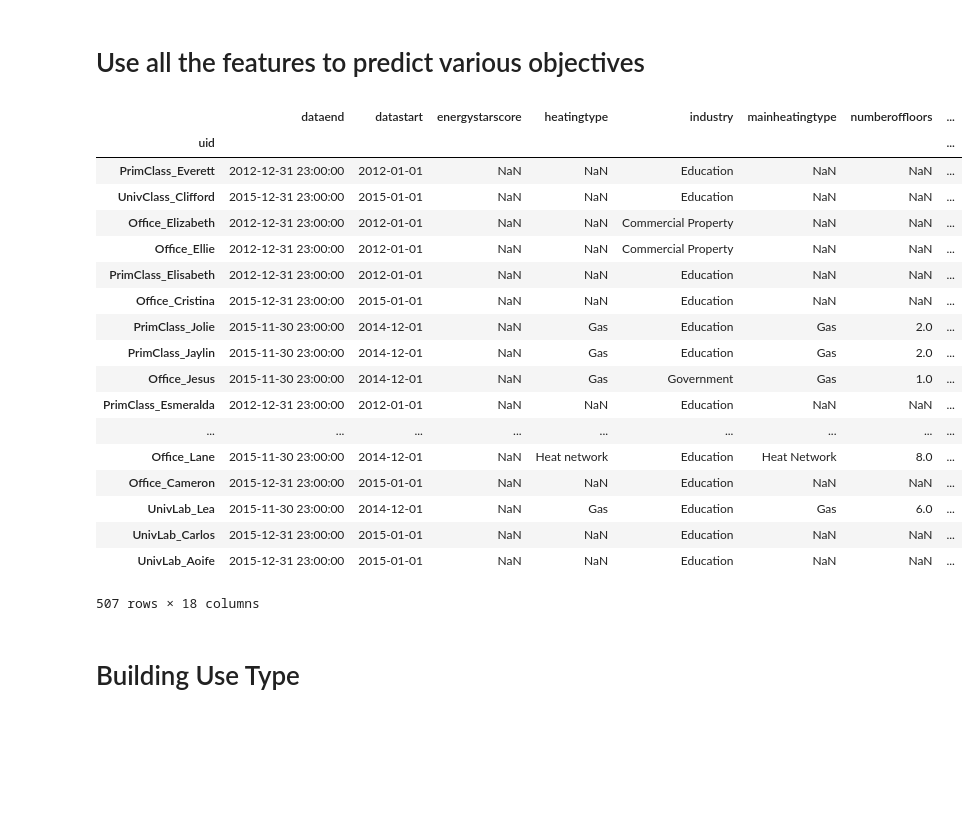
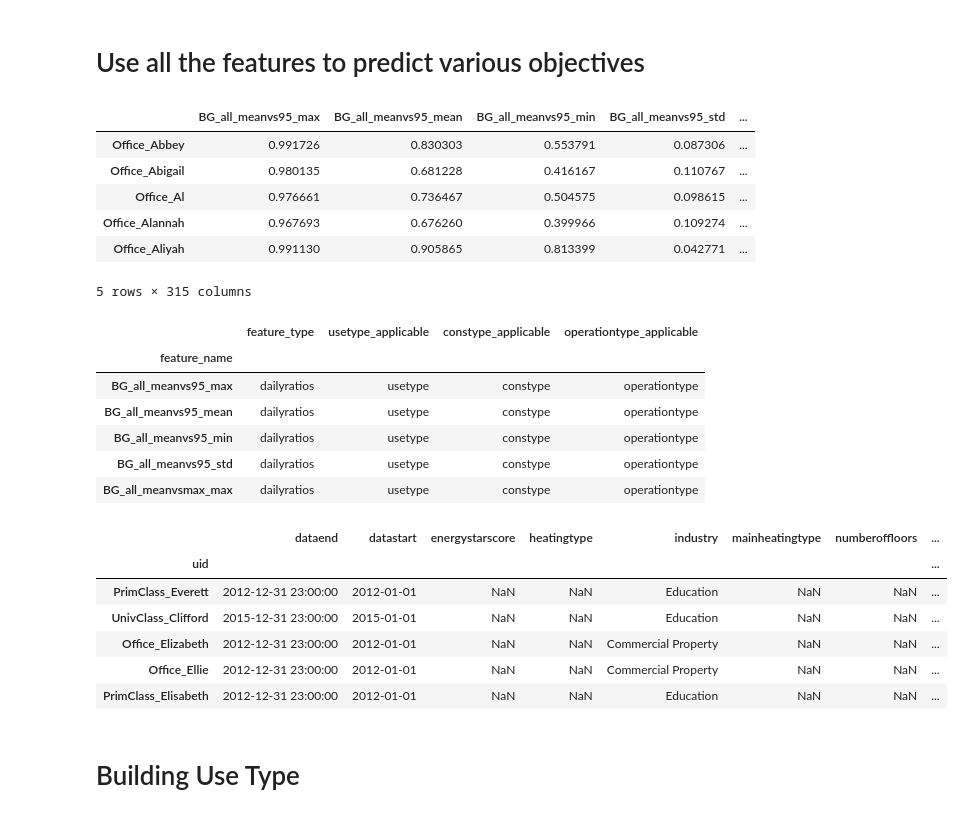
Before and after one commit to buds-lab/the-building-data-genome-project, a Jupyter notebook: notebooks/50_RandomForrestModels.ipynb, the cells around one changed output. Saved outputs shown, nothing was run; the diff lists cells and outputs as text; code cells hidden in the pictures; blank space fills up the shorter version.

```diff
--- a/notebooks/50_RandomForrestModels.ipynb
+++ b/notebooks/50_RandomForrestModels.ipynb
@@ -59,5 +61,25 @@ temp = pd.read_csv((os.path.join(repos_path,"data/interim/temp_open_utc_complete
 # %%
 features = pd.read_csv((os.path.join(repos_path, "data/processed/ALLFEATURES.CSV")), index_col='Unnamed: 0')
+# %%
+features.head()
+# %% [output]
+|  | BG_all_meanvs95_max | BG_all_meanvs95_mean | BG_all_meanvs95_min | BG_all_meanvs95_std | ... |
+| Office_Abbey | 0.991726 | 0.830303 | 0.553791 | 0.087306 | ... |
+| Office_Abigail | 0.980135 | 0.681228 | 0.416167 | 0.110767 | ... |
+| Office_Al | 0.976661 | 0.736467 | 0.504575 | 0.098615 | ... |
+| Office_Alannah | 0.967693 | 0.676260 | 0.399966 | 0.109274 | ... |
+| Office_Aliyah | 0.991130 | 0.905865 | 0.813399 | 0.042771 | ... |
+5 rows × 315 columns
+# %%
+feature_names.head()
+# %% [output]
+|  | feature_type | usetype_applicable | constype_applicable | operationtype_applicable |
+| feature_name |  |  |  |  |
+| BG_all_meanvs95_max | dailyratios | usetype | constype | operationtype |
+| BG_all_meanvs95_mean | dailyratios | usetype | constype | operationtype |
+| BG_all_meanvs95_min | dailyratios | usetype | constype | operationtype |
+| BG_all_meanvs95_std | dailyratios | usetype | constype | operationtype |
+| BG_all_meanvsmax_max | dailyratios | usetype | constype | operationtype |
 # %%
 def plot_confusion_matrix(cm, categories, title='Confusion matrix', cmap=plt.cm.Reds):
     plt.imshow(cm, interpolation='nearest', cmap=cmap)
@@ -71,27 +93,15 @@ def plot_confusion_matrix(cm, categories, title='Confusion matrix', cmap=plt.cm.
     plt.xlabel('Predicted label')
     plt.tight_layout()
 # %%
-meta
+meta.head()
 # %% [output]
 |  | dataend | datastart | energystarscore | heatingtype | industry | mainheatingtype | numberoffloors | ... |
 | uid |  |  |  |  |  |  |  | ... |
 | PrimClass_Everett | 2012-12-31 23:00:00 | 2012-01-01 | NaN | NaN | Education | NaN | NaN | ... |
 | UnivClass_Clifford | 2015-12-31 23:00:00 | 2015-01-01 | NaN | NaN | Education | NaN | NaN | ... |
 | Office_Elizabeth | 2012-12-31 23:00:00 | 2012-01-01 | NaN | NaN | Commercial Property | NaN | NaN | ... |
 | Office_Ellie | 2012-12-31 23:00:00 | 2012-01-01 | NaN | NaN | Commercial Property | NaN | NaN | ... |
 | PrimClass_Elisabeth | 2012-12-31 23:00:00 | 2012-01-01 | NaN | NaN | Education | NaN | NaN | ... |
-| Office_Cristina | 2015-12-31 23:00:00 | 2015-01-01 | NaN | NaN | Education | NaN | NaN | ... |
-| PrimClass_Jolie | 2015-11-30 23:00:00 | 2014-12-01 | NaN | Gas | Education | Gas | 2.0 | ... |
-| PrimClass_Jaylin | 2015-11-30 23:00:00 | 2014-12-01 | NaN | Gas | Education | Gas | 2.0 | ... |
-| Office_Jesus | 2015-11-30 23:00:00 | 2014-12-01 | NaN | Gas | Government | Gas | 1.0 | ... |
-| PrimClass_Esmeralda | 2012-12-31 23:00:00 | 2012-01-01 | NaN | NaN | Education | NaN | NaN | ... |
-| ... | ... | ... | ... | ... | ... | ... | ... | ... |
-| Office_Lane | 2015-11-30 23:00:00 | 2014-12-01 | NaN | Heat network | Education | Heat Network | 8.0 | ... |
-| Office_Cameron | 2015-12-31 23:00:00 | 2015-01-01 | NaN | NaN | Education | NaN | NaN | ... |
-| UnivLab_Lea | 2015-11-30 23:00:00 | 2014-12-01 | NaN | Gas | Education | Gas | 6.0 | ... |
-| UnivLab_Carlos | 2015-12-31 23:00:00 | 2015-01-01 | NaN | NaN | Education | NaN | NaN | ... |
-| UnivLab_Aoife | 2015-12-31 23:00:00 | 2015-01-01 | NaN | NaN | Education | NaN | NaN | ... |
-507 rows × 18 columns
 # %%
 features = features.fillna(0)
 # %%
```
Also changed, not shown: parts of 19 cells of this notebook, 35 other files.
